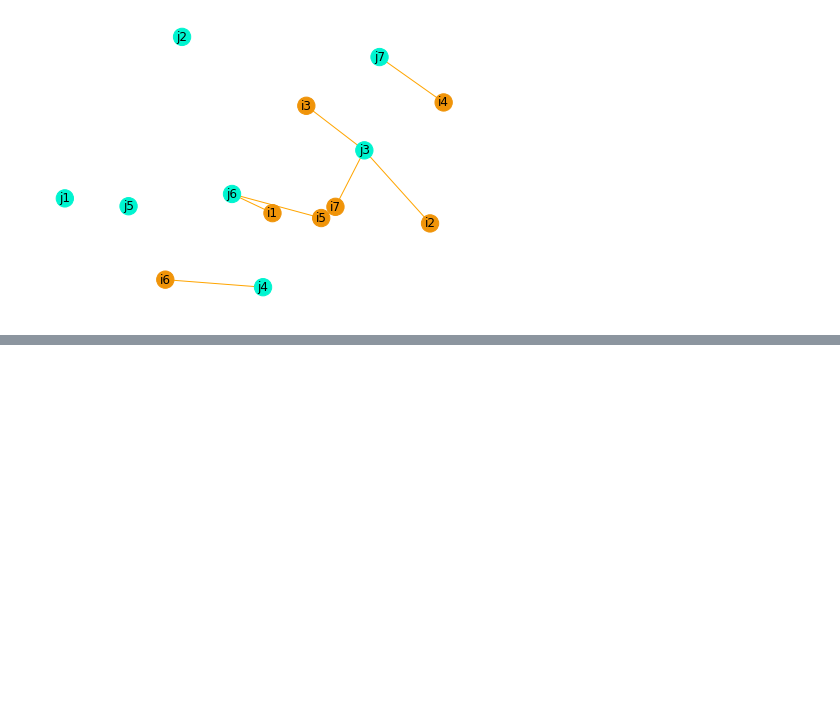
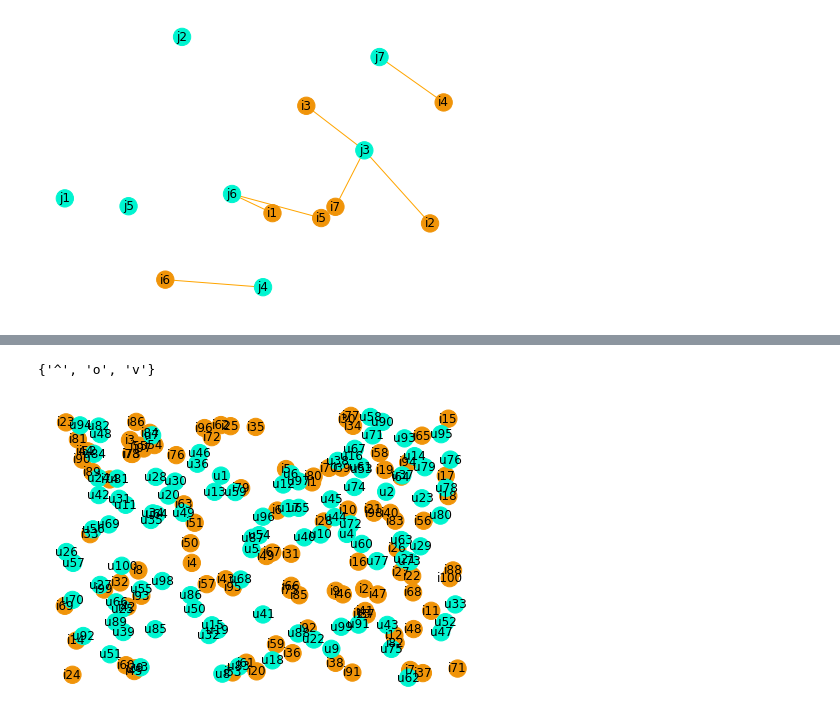
Before and after one commit to aliSaDmsCthesis/Notebooks, a Jupyter notebook: draw_graph_for_mon_18_Oct_.ipynb, the cells around one changed output, grey strips where cells are left out. Cells and saved outputs as stored; diff of their text form; code cells hidden in the pictures; blank space fills up the shorter version.

```diff
--- a/draw_graph_for_mon_18_Oct_.ipynb
+++ b/draw_graph_for_mon_18_Oct_.ipynb
@@ -273,0 +321,20 @@ nx.draw(G, edge_color=colors_e,node_color=colors_n, pos=pos,with_labels = True)
+# %%
+nodeShapes
+# %% [output]
+{'^', 'o', 'v'}
+# %%
+num_of_nodes = 100
+G = nx.Graph()
+
+itemsi = [f'i{i}' for i in range(1,num_of_nodes+1)]
+itemsu = [f'u{i}' for i in range(1,num_of_nodes+1)]
+
+G.add_nodes_from(itemsi + itemsu )
+
+colors_n = ['#f09409']*num_of_nodes + ['#00f4d0']*num_of_nodes
+# shape = ['b']*num_of_nodes +  ['b']*num_of_nodes
+
+# pos = nx.spring_layout(G)
+nx.draw_random(G, node_color=colors_n ,with_labels = True )
+# %% [output]
+[figure, added]
```
Also changed, not shown: parts of 5 cells of this notebook.
